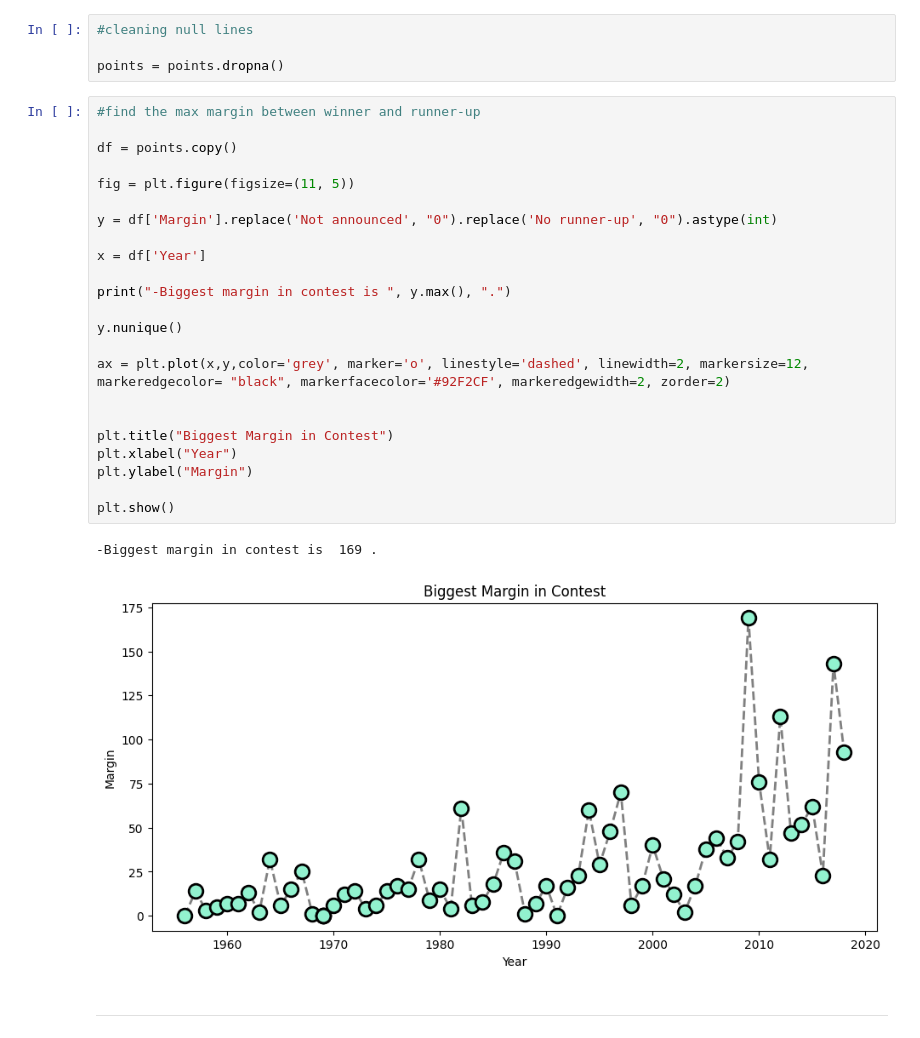
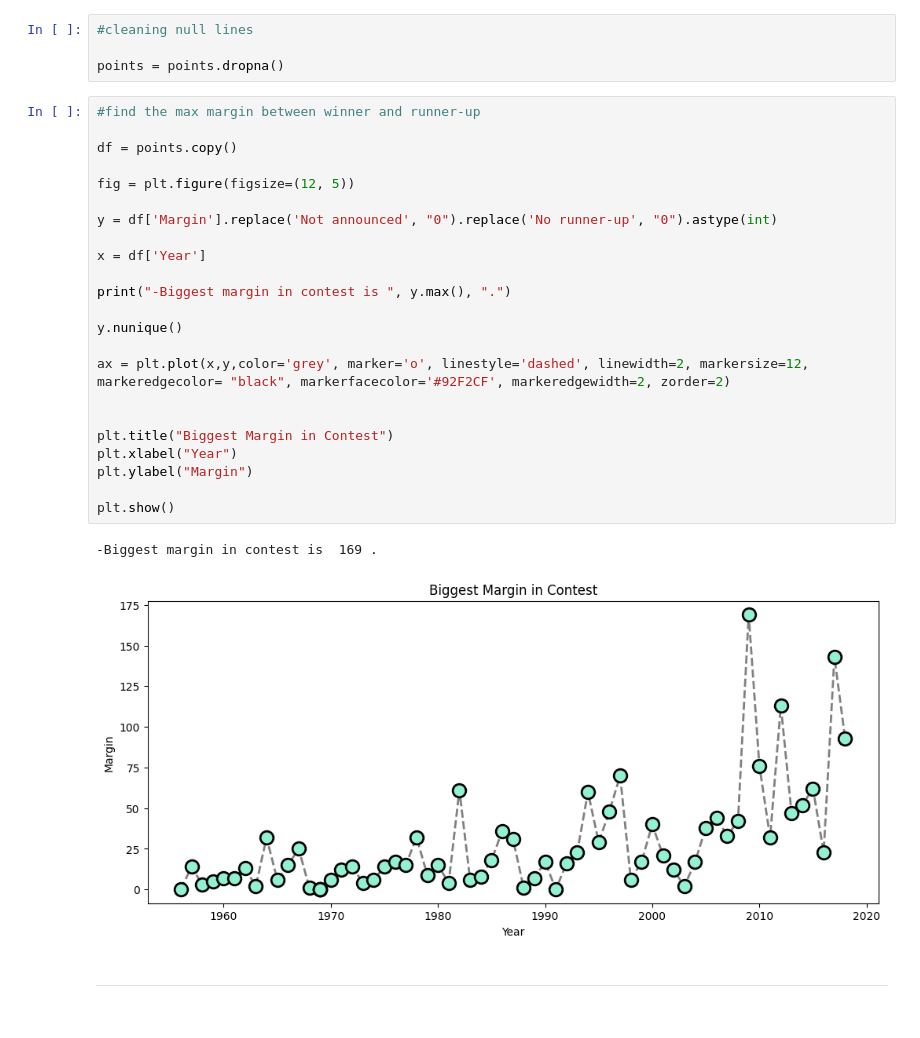
Before and after one commit to sedataskan/eurovision, a Jupyter notebook: eurovision.ipynb, the cells around one changed output. Saved outputs shown, nothing was run; the diff lists cells and outputs as text.

```diff
--- a/eurovision.ipynb
+++ b/eurovision.ipynb
@@ -177,29 +182,29 @@ points = points.dropna()
 # %%
 #find the max margin between winner and runner-up
 
 df = points.copy()
 
-fig = plt.figure(figsize=(11, 5))
+fig = plt.figure(figsize=(12, 5))
 
 y = df['Margin'].replace('Not announced', "0").replace('No runner-up', "0").astype(int)
 
 x = df['Year']
 
 print("-Biggest margin in contest is ", y.max(), ".")
 
 y.nunique()
 
 ax = plt.plot(x,y,color='grey', marker='o', linestyle='dashed', linewidth=2, markersize=12, markeredgecolor= "black", markerfacecolor='#92F2CF', markeredgewidth=2, zorder=2)
 
 
 plt.title("Biggest Margin in Contest")
 plt.xlabel("Year")
 plt.ylabel("Margin")
 
 plt.show()
 # %% [output]
 -Biggest margin in contest is  169 .
-[figure, old version]
+[figure, new version]
 # %% [markdown]
 --------------------------
 # %% [markdown]
```
Also changed, not shown: parts of 9 cells of this notebook, 1 other file.
